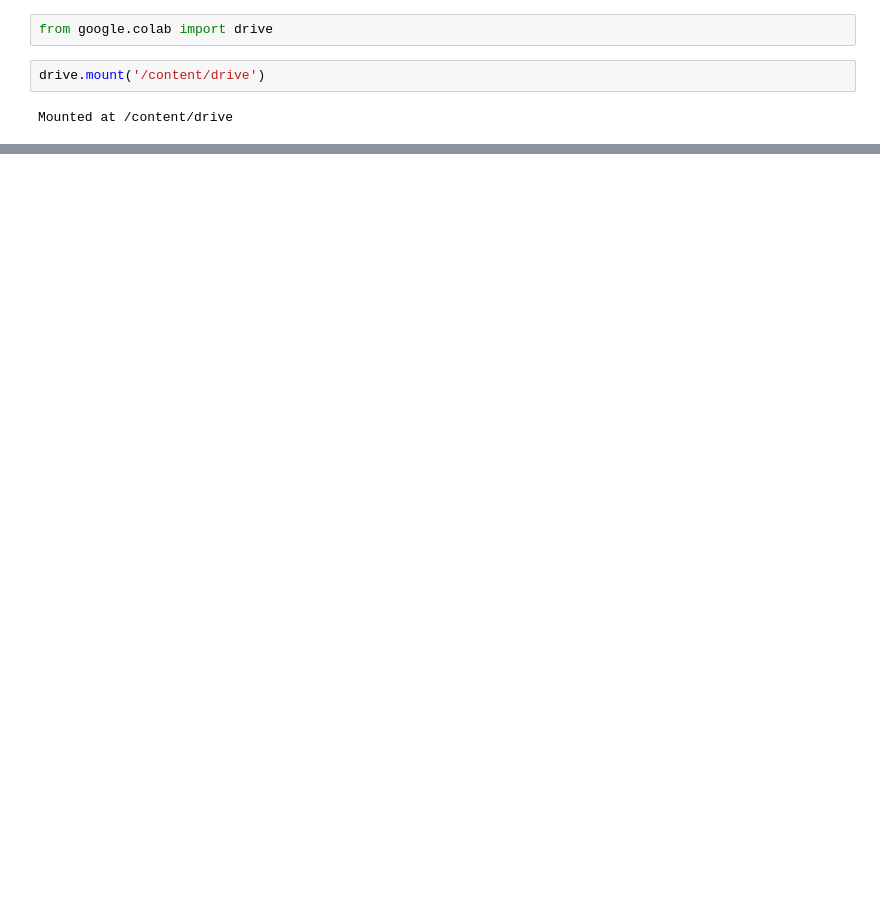
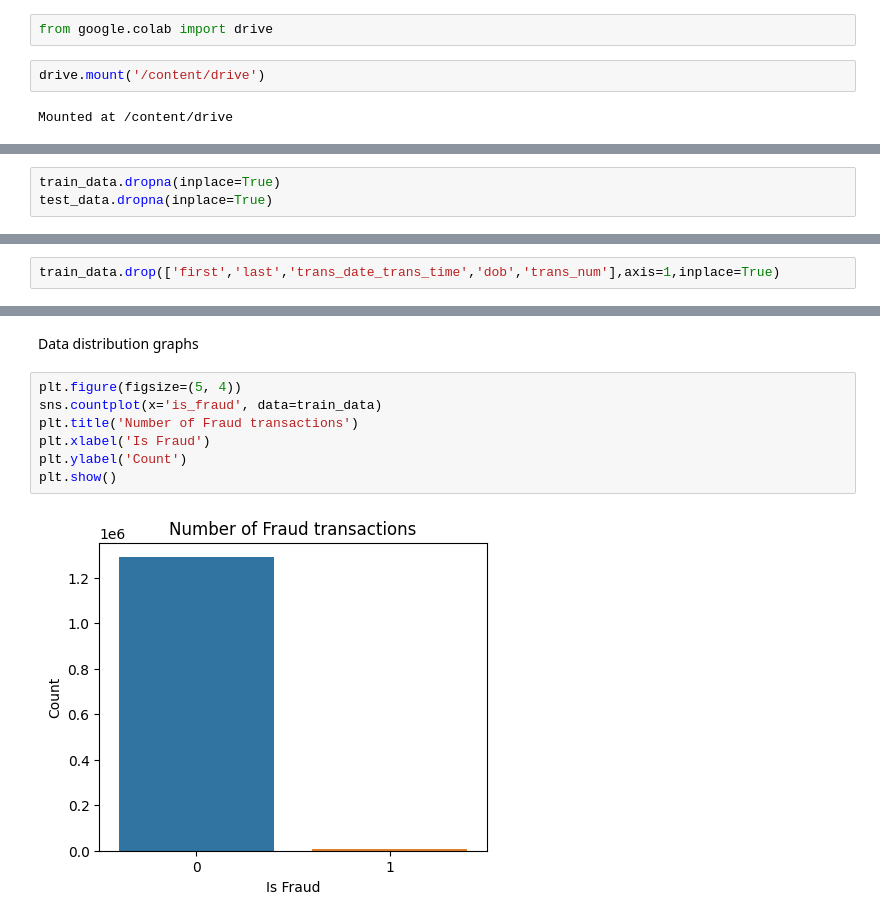
Before and after one commit to seeratfatima19/CODSOFT, a Jupyter notebook: fraud_detection.ipynb, the cells around one changed output, grey strips where cells are left out. Drawn from its saved outputs; the diff is of its cells as text; blank space fills up the shorter version.

```diff
--- a/fraud_detection.ipynb
+++ b/fraud_detection.ipynb
@@ -17,0 +65,3 @@ train_data = pd.read_csv('/content/drive/MyDrive/fraudTrain.csv')
+# %%
+train_data.dropna(inplace=True)
+test_data.dropna(inplace=True)
@@ -17,0 +70,2 @@ train_data = pd.read_csv('/content/drive/MyDrive/fraudTrain.csv')
+# %%
+train_data.drop(['first','last','trans_date_trans_time','dob','trans_num'],axis=1,inplace=True)
@@ -17,0 +142,11 @@ train_data = pd.read_csv('/content/drive/MyDrive/fraudTrain.csv')
+# %% [markdown]
+Data distribution graphs
+# %%
+plt.figure(figsize=(5, 4))
+sns.countplot(x='is_fraud', data=train_data)
+plt.title('Number of Fraud transactions')
+plt.xlabel('Is Fraud')
+plt.ylabel('Count')
+plt.show()
+# %% [output]
+[figure, added]
```
Also changed, not shown: parts of 20 cells of this notebook.
